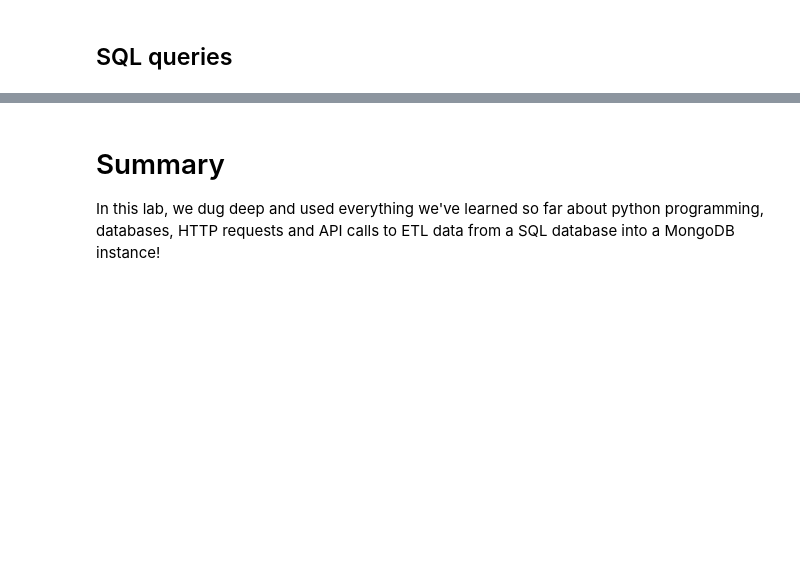
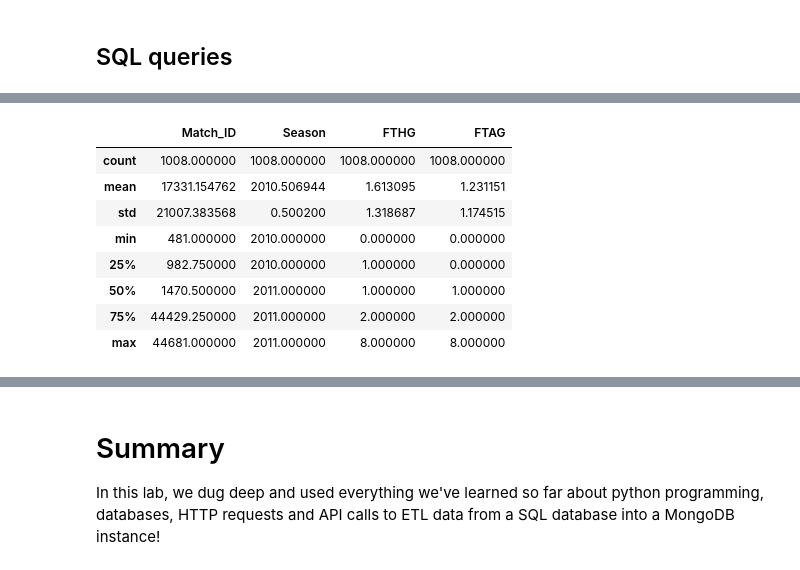
Before and after one commit to npschafer/dsc-mod-2-lab-houston-ds-042219, a Jupyter notebook: nick_scratch.ipynb, the cells around one changed output, grey strips where cells are left out. Cells and saved outputs as stored; diff of their text form; code cells hidden in the pictures; blank space fills up the shorter version.

```diff
--- a/nick_scratch.ipynb
+++ b/nick_scratch.ipynb
@@ -371,0 +580,12 @@ conn, c = connect_to_sql_database('database.sqlite')
+# %%
+matches_df_2011.describe()
+# %% [output]
+|  | Match_ID | Season | FTHG | FTAG |
+| count | 1008.000000 | 1008.000000 | 1008.000000 | 1008.000000 |
+| mean | 17331.154762 | 2010.506944 | 1.613095 | 1.231151 |
+| std | 21007.383568 | 0.500200 | 1.318687 | 1.174515 |
+| min | 481.000000 | 2010.000000 | 0.000000 | 0.000000 |
+| 25% | 982.750000 | 2010.000000 | 1.000000 | 0.000000 |
+| 50% | 1470.500000 | 2011.000000 | 1.000000 | 1.000000 |
+| 75% | 44429.250000 | 2011.000000 | 2.000000 | 2.000000 |
+| max | 44681.000000 | 2011.000000 | 8.000000 | 8.000000 |
```
Also changed, not shown: parts of 49 cells of this notebook, 1 other file.
